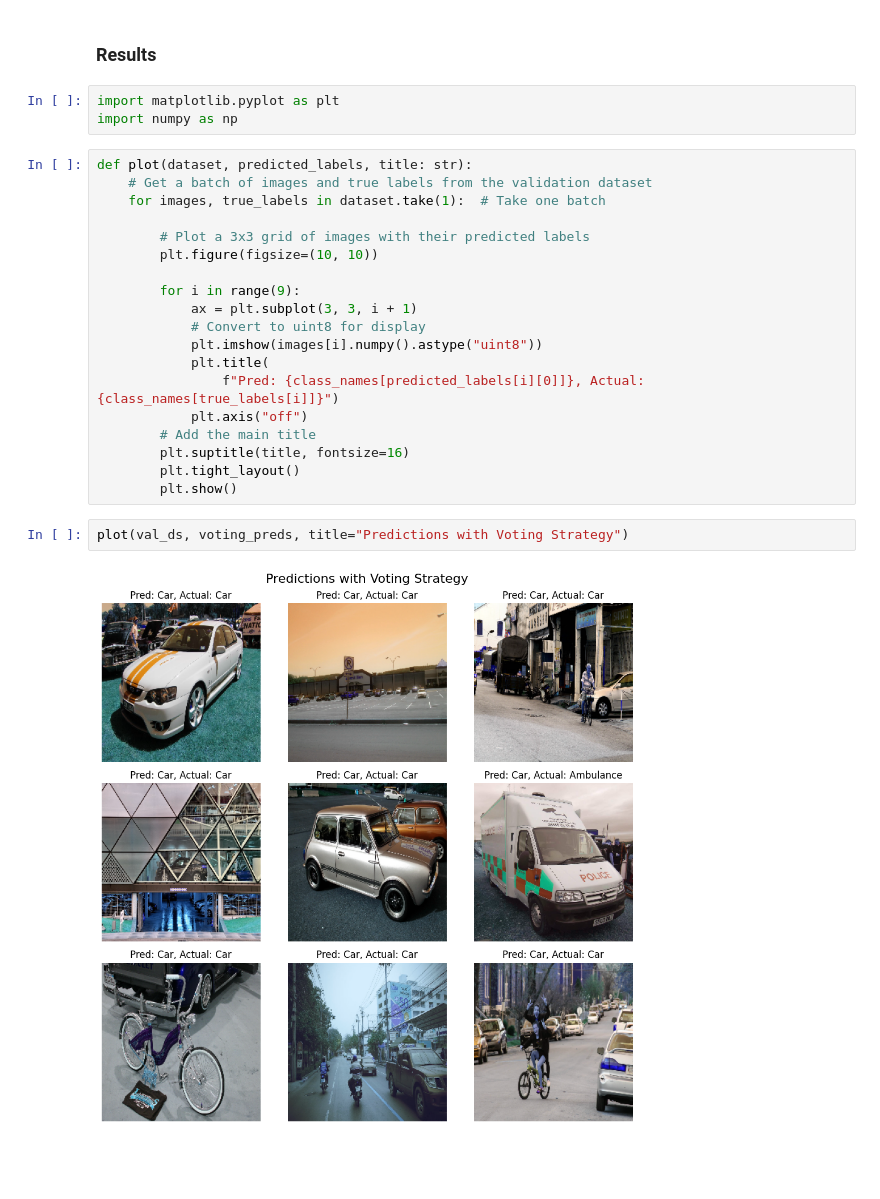
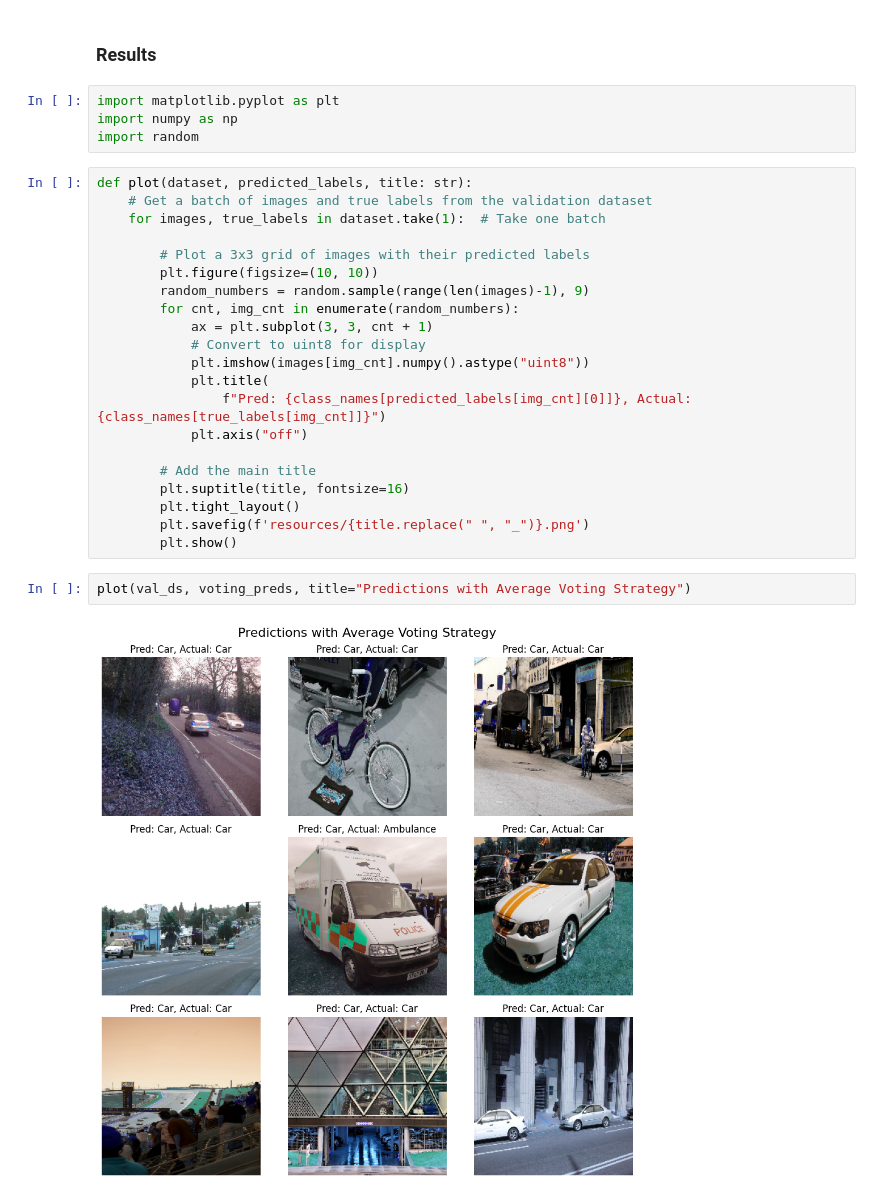
Before and after one commit to vivekpatel99/car_vs_ambulance_classification_ensemble_cnn, a Jupyter notebook: notebooks/3_Evaluate.ipynb, the cells around one changed output. Cells and saved outputs as stored; diff of their text form; blank space fills up the shorter version.

```diff
--- a/notebooks/3_Evaluate.ipynb
+++ b/notebooks/3_Evaluate.ipynb
@@ -383,6 +383,7 @@ array([[0],
 # %%
 import matplotlib.pyplot as plt
 import numpy as np
+import random
 # %%
 def plot(dataset, predicted_labels, title: str):
     # Get a batch of images and true labels from the validation dataset
@@ -390,22 +391,24 @@ def plot(dataset, predicted_labels, title: str):
 
         # Plot a 3x3 grid of images with their predicted labels
         plt.figure(figsize=(10, 10))
+        random_numbers = random.sample(range(len(images)-1), 9)
+        for cnt, img_cnt in enumerate(random_numbers):
+            ax = plt.subplot(3, 3, cnt + 1)
+            # Convert to uint8 for display
+            plt.imshow(images[img_cnt].numpy().astype("uint8"))
+            plt.title(
+                f"Pred: {class_names[predicted_labels[img_cnt][0]]}, Actual: {class_names[true_labels[img_cnt]]}")
+            plt.axis("off")
 
-        for i in range(9):
-            ax = plt.subplot(3, 3, i + 1)
-            # Convert to uint8 for display
-            plt.imshow(images[i].numpy().astype("uint8"))
-            plt.title(
-                f"Pred: {class_names[predicted_labels[i][0]]}, Actual: {class_names[true_labels[i]]}")
-            plt.axis("off")
         # Add the main title
         plt.suptitle(title, fontsize=16)
         plt.tight_layout()
+        plt.savefig(f'resources/{title.replace(" ", "_")}.png')
         plt.show()
 # %%
-plot(val_ds, voting_preds, title="Predictions with Voting Strategy")
+plot(val_ds, voting_preds, title="Predictions with Average Voting Strategy")
 # %% [output]
-[figure, old version]
+[figure, new version]
 # %%
 plot(val_ds, weighted_voting__preds,
      title="Predictions with Weighted Voting Strategy")
```
Also changed, not shown: parts of 1 cell of this notebook, 3 other files.
